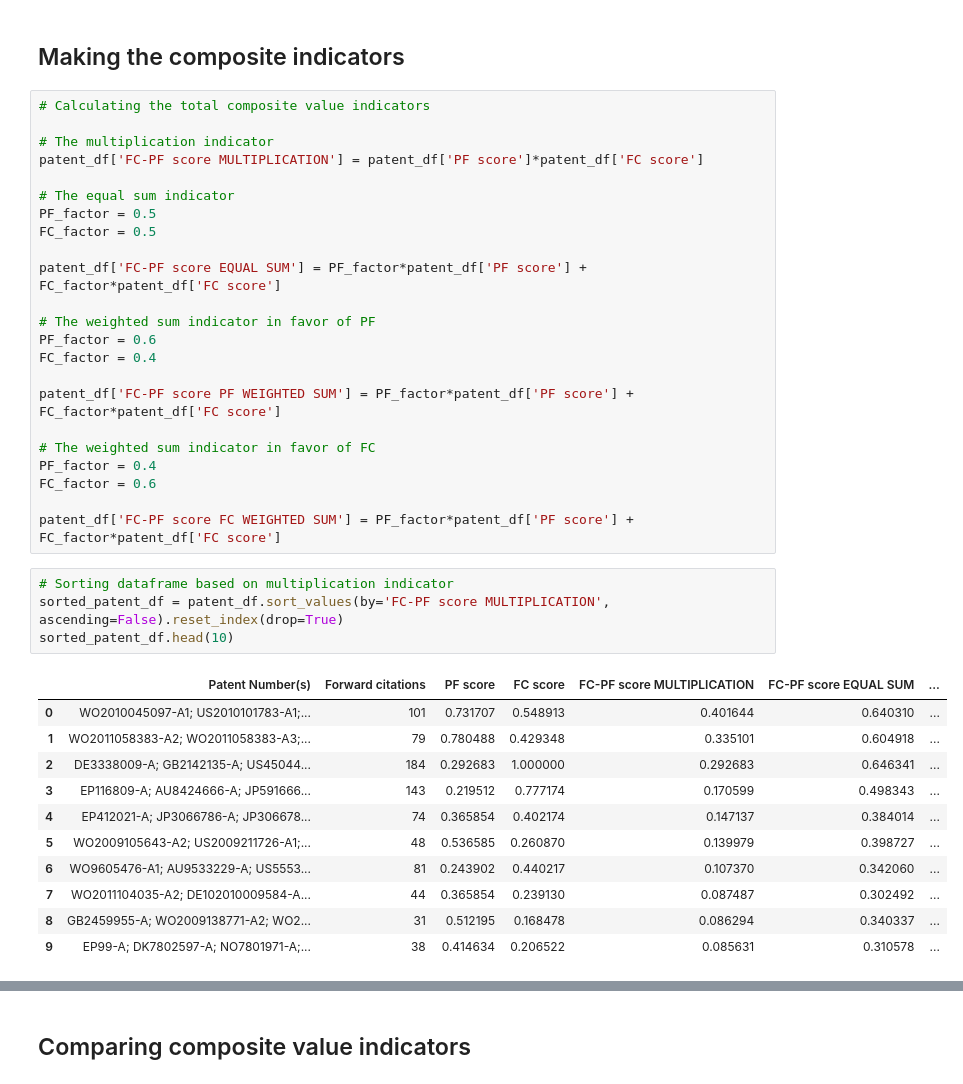
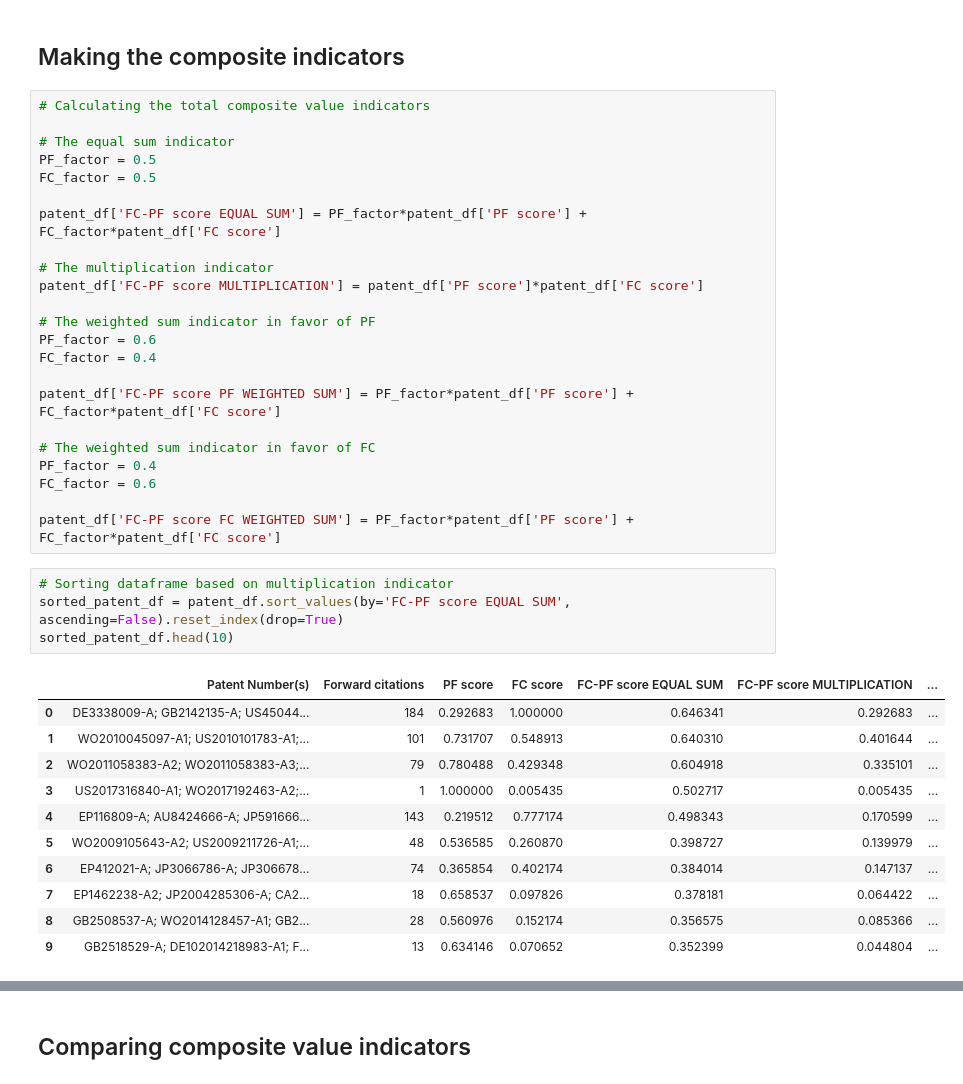
Before and after one commit to joerivan/patent-value-indicator, a Jupyter notebook: patents_value_indicators.ipynb, the cells around one changed output, grey strips where cells are left out. Cells and saved outputs as stored; diff of their text form.

```diff
--- a/patents_value_indicators.ipynb
+++ b/patents_value_indicators.ipynb
@@ -63,15 +63,15 @@ fig1.savefig('correlation value indicators.png', dpi=432);
 ## Making the composite indicators
 # %%
 # Calculating the total composite value indicators
-
-# The multiplication indicator
-patent_df['FC-PF score MULTIPLICATION'] = patent_df['PF score']*patent_df['FC score']
 
 # The equal sum indicator
 PF_factor = 0.5
 FC_factor = 0.5
 
 patent_df['FC-PF score EQUAL SUM'] = PF_factor*patent_df['PF score'] + FC_factor*patent_df['FC score']
+
+# The multiplication indicator
+patent_df['FC-PF score MULTIPLICATION'] = patent_df['PF score']*patent_df['FC score']
 
 # The weighted sum indicator in favor of PF
 PF_factor = 0.6
@@ -86,20 +86,20 @@ FC_factor = 0.6
 patent_df['FC-PF score FC WEIGHTED SUM'] = PF_factor*patent_df['PF score'] + FC_factor*patent_df['FC score']
 # %%
 # Sorting dataframe based on multiplication indicator
-sorted_patent_df = patent_df.sort_values(by='FC-PF score MULTIPLICATION', ascending=False).reset_index(drop=True)
+sorted_patent_df = patent_df.sort_values(by='FC-PF score EQUAL SUM', ascending=False).reset_index(drop=True)
 sorted_patent_df.head(10)
 # %% [output]
-|  | Patent Number(s) | Forward citations | PF score | FC score | FC-PF score MULTIPLICATION | FC-PF score EQUAL SUM | ... |
-| 0 | WO2010045097-A1; US2010101783-A1;... | 101 | 0.731707 | 0.548913 | 0.401644 | 0.640310 | ... |
-| 1 | WO2011058383-A2; WO2011058383-A3;... | 79 | 0.780488 | 0.429348 | 0.335101 | 0.604918 | ... |
-| 2 | DE3338009-A; GB2142135-A; US45044... | 184 | 0.292683 | 1.000000 | 0.292683 | 0.646341 | ... |
-| 3 | EP116809-A; AU8424666-A; JP591666... | 143 | 0.219512 | 0.777174 | 0.170599 | 0.498343 | ... |
-| 4 | EP412021-A; JP3066786-A; JP306678... | 74 | 0.365854 | 0.402174 | 0.147137 | 0.384014 | ... |
-| 5 | WO2009105643-A2; US2009211726-A1;... | 48 | 0.536585 | 0.260870 | 0.139979 | 0.398727 | ... |
-| 6 | WO9605476-A1; AU9533229-A; US5553... | 81 | 0.243902 | 0.440217 | 0.107370 | 0.342060 | ... |
-| 7 | WO2011104035-A2; DE102010009584-A... | 44 | 0.365854 | 0.239130 | 0.087487 | 0.302492 | ... |
-| 8 | GB2459955-A; WO2009138771-A2; WO2... | 31 | 0.512195 | 0.168478 | 0.086294 | 0.340337 | ... |
-| 9 | EP99-A; DK7802597-A; NO7801971-A;... | 38 | 0.414634 | 0.206522 | 0.085631 | 0.310578 | ... |
+|  | Patent Number(s) | Forward citations | PF score | FC score | FC-PF score EQUAL SUM | FC-PF score MULTIPLICATION | ... |
+| 0 | DE3338009-A; GB2142135-A; US45044... | 184 | 0.292683 | 1.000000 | 0.646341 | 0.292683 | ... |
+| 1 | WO2010045097-A1; US2010101783-A1;... | 101 | 0.731707 | 0.548913 | 0.640310 | 0.401644 | ... |
+| 2 | WO2011058383-A2; WO2011058383-A3;... | 79 | 0.780488 | 0.429348 | 0.604918 | 0.335101 | ... |
+| 3 | US2017316840-A1; WO2017192463-A2;... | 1 | 1.000000 | 0.005435 | 0.502717 | 0.005435 | ... |
+| 4 | EP116809-A; AU8424666-A; JP591666... | 143 | 0.219512 | 0.777174 | 0.498343 | 0.170599 | ... |
+| 5 | WO2009105643-A2; US2009211726-A1;... | 48 | 0.536585 | 0.260870 | 0.398727 | 0.139979 | ... |
+| 6 | EP412021-A; JP3066786-A; JP306678... | 74 | 0.365854 | 0.402174 | 0.384014 | 0.147137 | ... |
+| 7 | EP1462238-A2; JP2004285306-A; CA2... | 18 | 0.658537 | 0.097826 | 0.378181 | 0.064422 | ... |
+| 8 | GB2508537-A; WO2014128457-A1; GB2... | 28 | 0.560976 | 0.152174 | 0.356575 | 0.085366 | ... |
+| 9 | GB2518529-A; DE102014218983-A1; F... | 13 | 0.634146 | 0.070652 | 0.352399 | 0.044804 | ... |
 # %%
 # For ease of comparison in a plot the scores are normalised to be in the range [0,1]
 sorted_patent_df['FC-PF score MULTIPLICATION'] = sorted_patent_df['FC-PF score MULTIPLICATION']/sorted_patent_df['FC-PF score MULTIPLICATION'].max()
```
Also changed, not shown: parts of 2 cells of this notebook, 1 other file.
